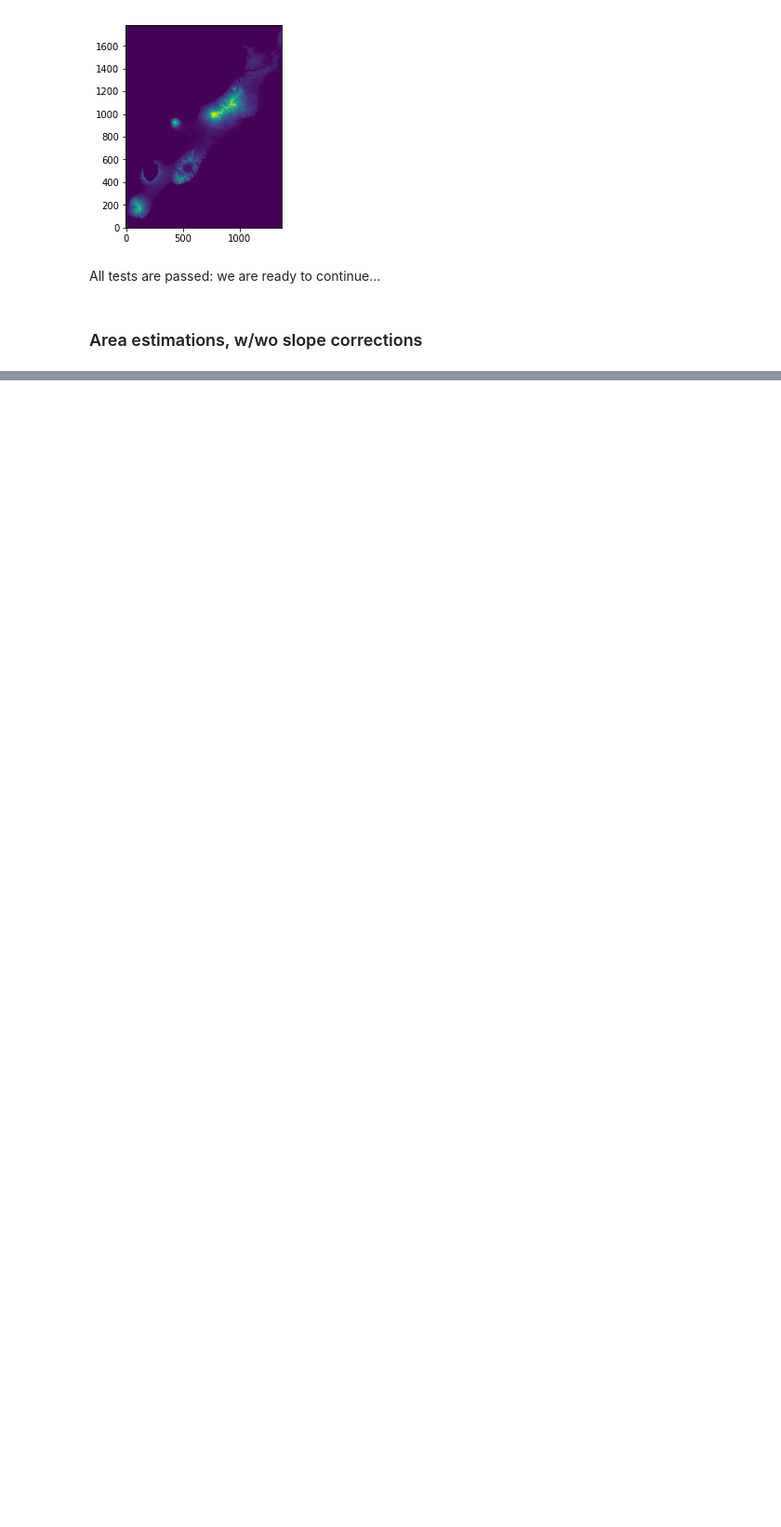
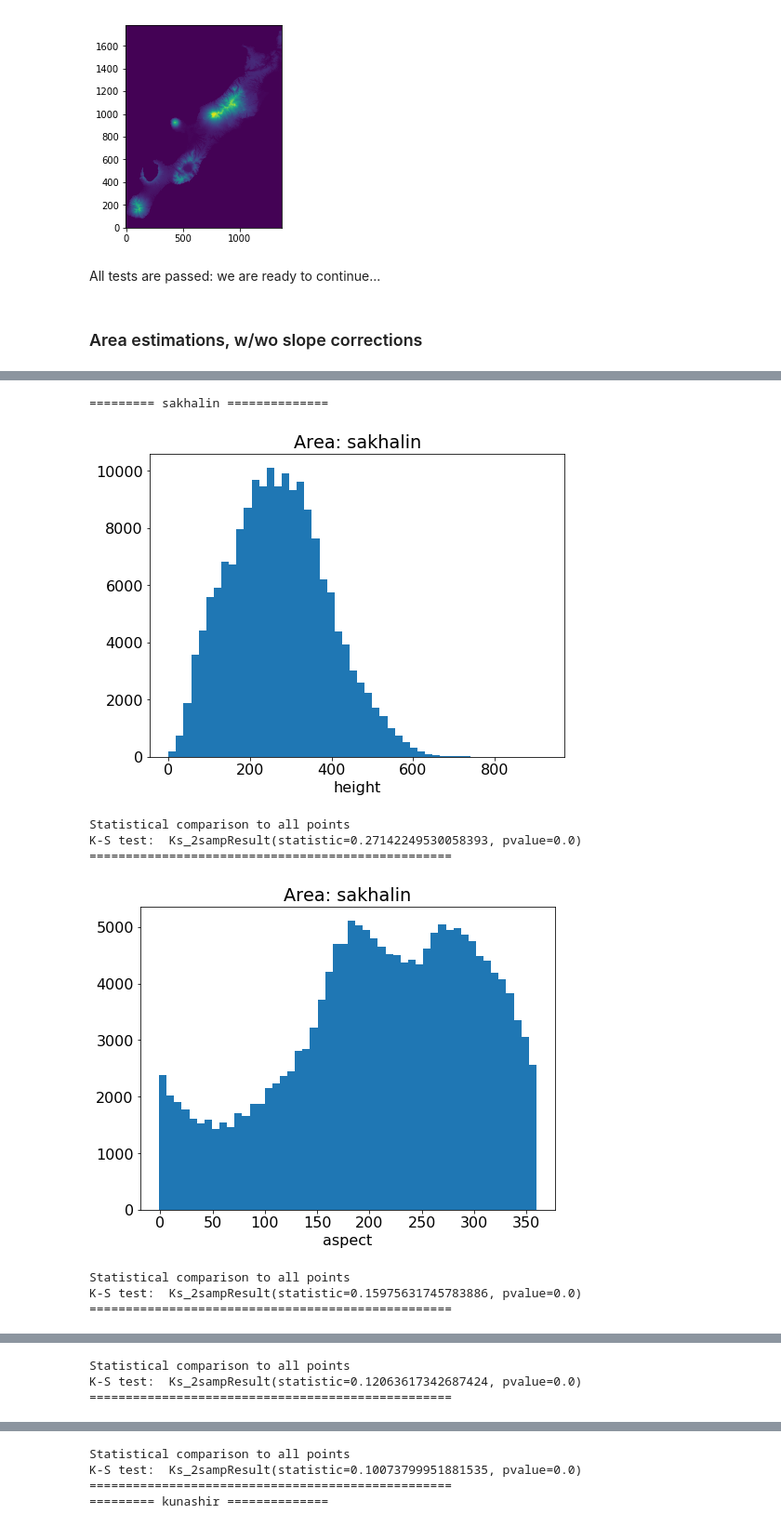
Before and after one commit to scidam/treefall_desc, a Jupyter notebook: main.ipynb, the cells around one changed output, grey strips where cells are left out. Shown at 93% size. Drawn from its saved outputs; the diff is of its cells as text; code cells hidden in the pictures; blank space fills up the shorter version.

Commit message:
Forest cover is accounted

```diff
--- a/main.ipynb
+++ b/main.ipynb
@@ -178,0 +182,30 @@ Total area w/o slope correction, sq. km:  9.4975
+# %%
+from scipy.stats import ks_2samp
+plt.rcParams.update({'font.size': 16})
+for area in data_mapper:
+    print("========= {} ==============".format(area))
+    treefall, lats, lons = load_specific_data(area=area, spec='treefall')
+    cover, lats, lons = load_specific_data(area=area, spec='cover')
+    aspect, lats, lons = load_specific_data(area=area, spec='aspect')
+    for var in ('height', 'aspect', 'slope', 'curvature'):
+        data, lats, lons = load_specific_data(area=area, spec=var)
+        plt.figure(figsize=(8, 6))
+        plt.hist(data[treefall == 1], bins=50)
+        plt.title("Area: {}".format(area))
+        plt.gca().set_xlabel(str(var))
+        plt.show()
+        print("Statistical comparison to all points")
+        all_data_indicies = ((aspect != -1) & (cover > 25)).ravel()
+        tree_fall_indicies = (treefall == 1).ravel()
+        print("K-S test: ", ks_2samp(data.ravel()[tree_fall_indicies], data.ravel()[all_data_indicies]))
+        print("=" * 50)
+# %% [output]
+========= sakhalin ==============
+[figure, added]
+Statistical comparison to all points
+K-S test:  Ks_2sampResult(statistic=0.27142249530058393, pvalue=0.0)
+==================================================
+[figure, added]
+Statistical comparison to all points
+K-S test:  Ks_2sampResult(statistic=0.15975631745783886, pvalue=0.0)
+==================================================
@@ -178,0 +213,3 @@ Total area w/o slope correction, sq. km:  9.4975
+Statistical comparison to all points
+K-S test:  Ks_2sampResult(statistic=0.12063617342687424, pvalue=0.0)
+==================================================
@@ -178,0 +217,4 @@ Total area w/o slope correction, sq. km:  9.4975
+Statistical comparison to all points
+K-S test:  Ks_2sampResult(statistic=0.10073799951881535, pvalue=0.0)
+==================================================
+========= kunashir ==============
```
Also changed, not shown: parts of 8 cells of this notebook.
